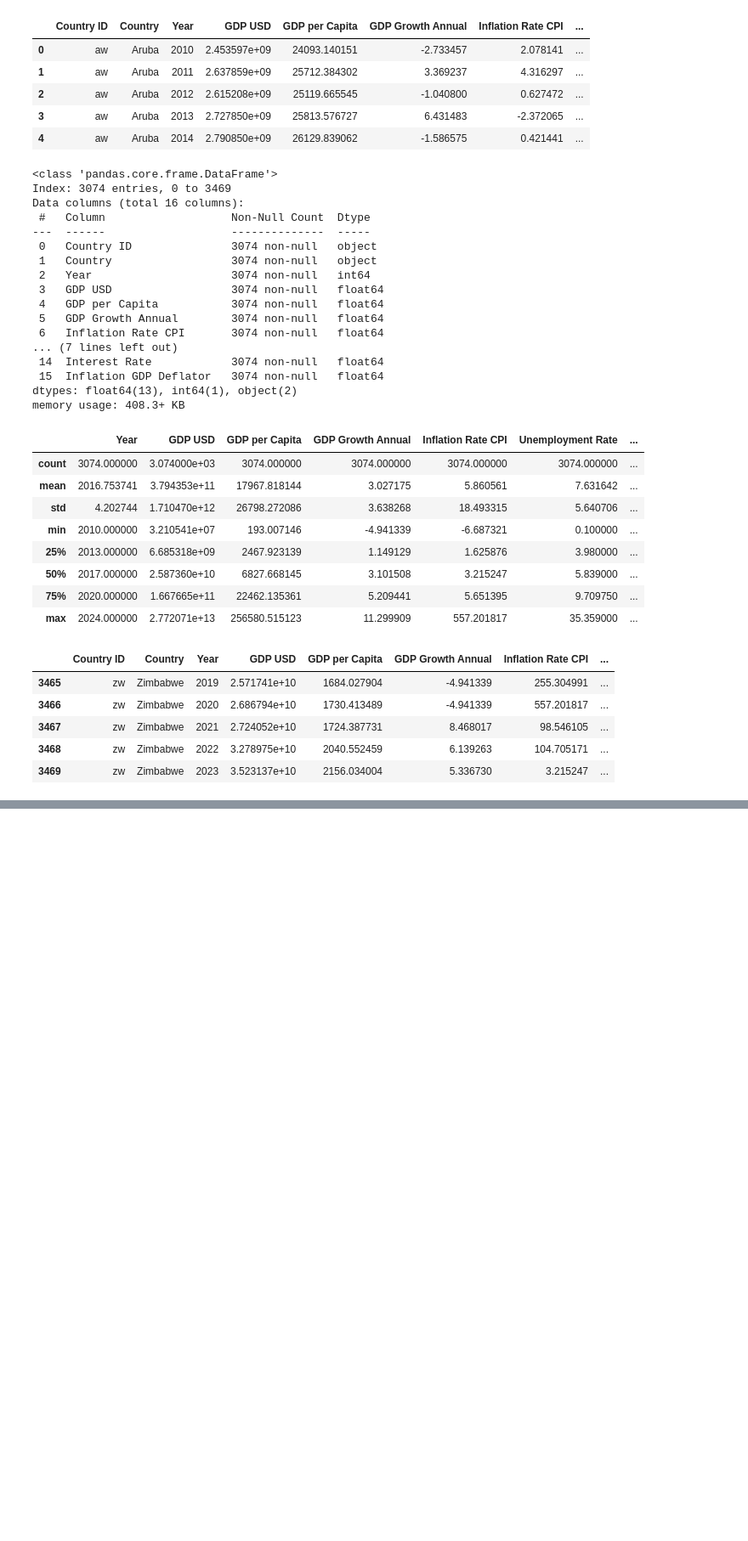
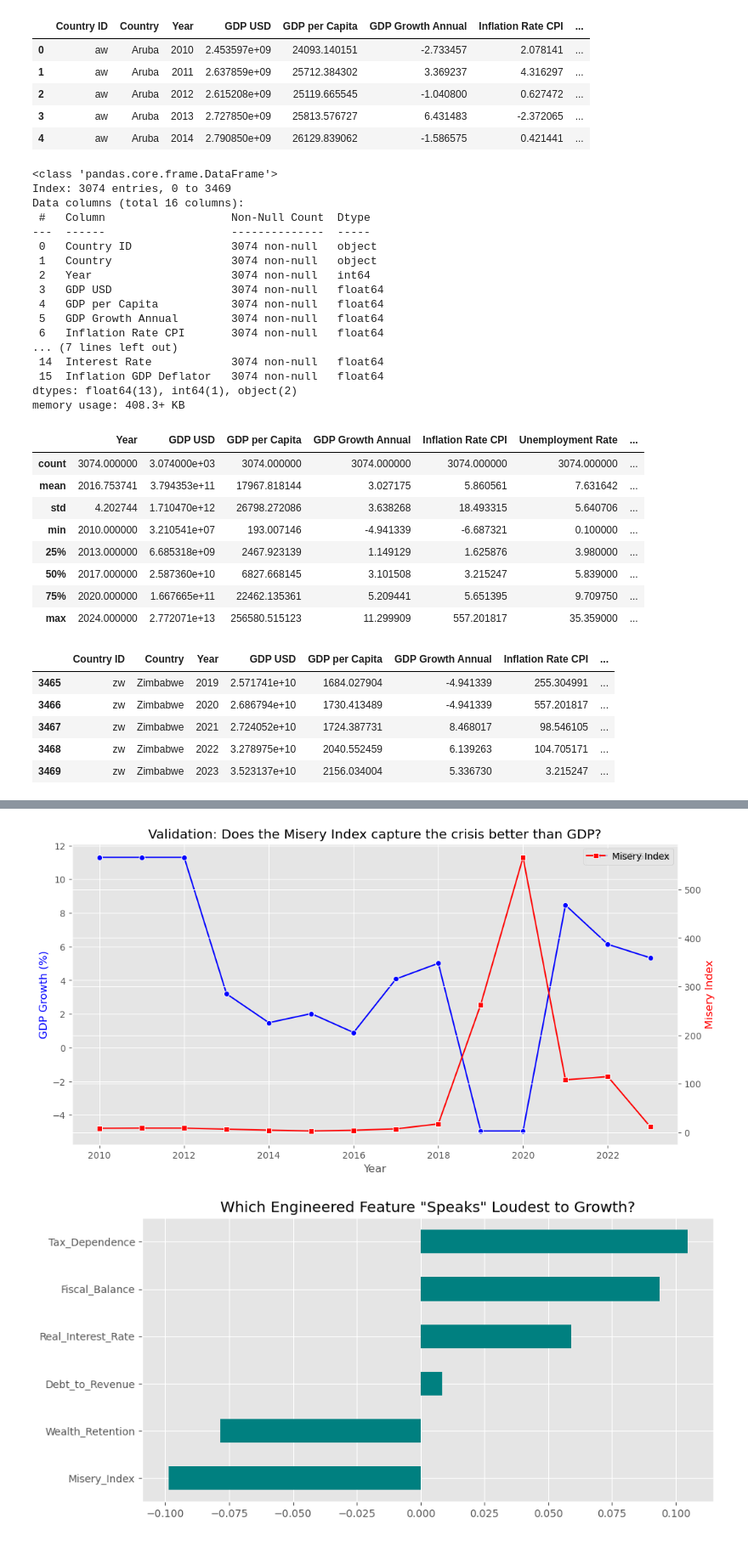
Before and after one commit to abelcholfavour/money_talks_with_Abba, a Jupyter notebook: world_bank.ipynb, the cells around one changed output, grey strips where cells are left out. Shown at 85% size. Saved outputs shown, nothing was run; the diff lists cells and outputs as text; code cells hidden in the pictures; blank space fills up the shorter version.

```diff
--- a/world_bank.ipynb
+++ b/world_bank.ipynb
@@ -552,0 +1109,26 @@ print("LSTM Model Trained Successfully.")
+# %%
+import matplotlib.pyplot as plt
+import seaborn as sns
+
+# 1. THE STORY OF PAIN: GDP vs Misery Index (Zimbabwe Case Study)
+zim_data = df[df['Country'] == 'Zimbabwe'].sort_values('Year')
+fig, ax1 = plt.subplots(figsize=(12, 6))
+ax2 = ax1.twinx()
+
+sns.lineplot(data=zim_data, x='Year', y='GDP Growth Annual', ax=ax1, color='blue', label='GDP Growth', marker='o')
+sns.lineplot(data=zim_data, x='Year', y='Misery_Index', ax=ax2, color='red', label='Misery Index', marker='s')
+
+ax1.set_ylabel('GDP Growth (%)', color='blue')
+ax2.set_ylabel('Misery Index', color='red')
+plt.title('Validation: Does the Misery Index capture the crisis better than GDP?')
+plt.show()
+
+# 2. THE SIGNAL TEST: Correlation of New Features
+new_cols = ['Misery_Index', 'Fiscal_Balance', 'Real_Interest_Rate', 'Tax_Dependence', 'Wealth_Retention', 'Debt_to_Revenue']
+plt.figure(figsize=(10, 5))
+df[new_cols + ['GDP Growth Annual']].corr()['GDP Growth Annual'].drop('GDP Growth Annual').sort_values().plot(kind='barh', color='teal')
+plt.title('Which Engineered Feature "Speaks" Loudest to Growth?')
+plt.show()
+# %% [output]
+[figure, added]
+[figure, added]
```
Also changed, not shown: parts of 26 cells of this notebook.
